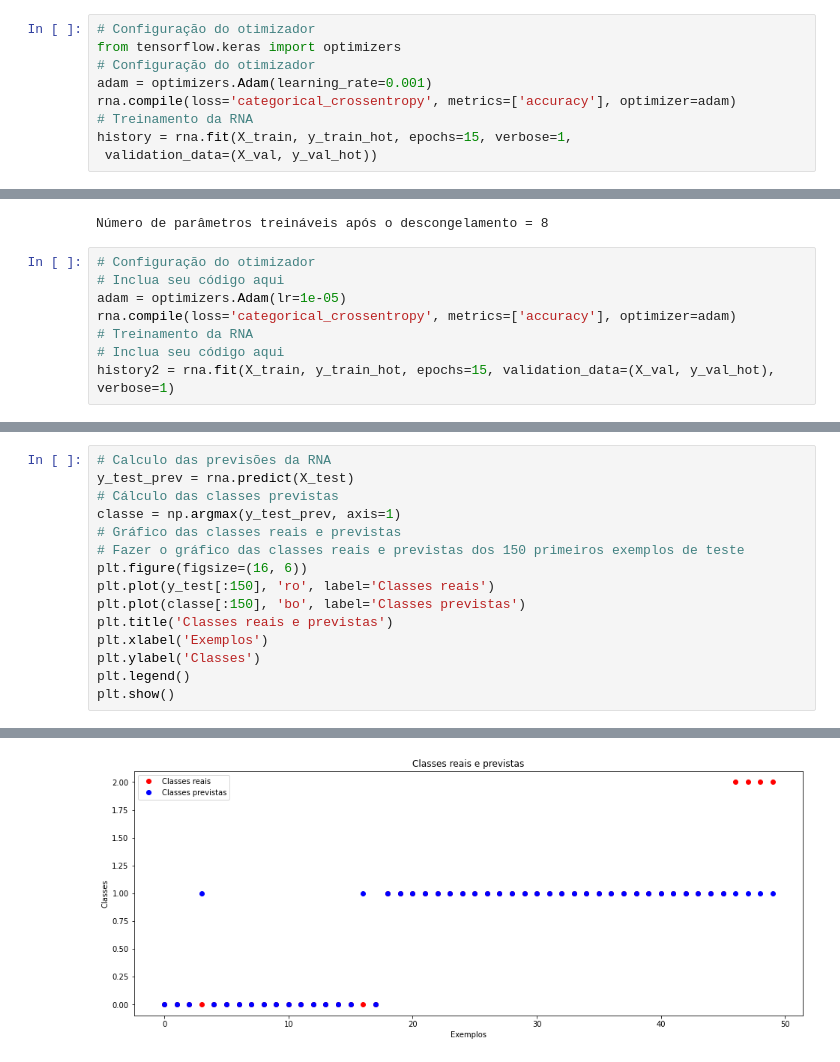
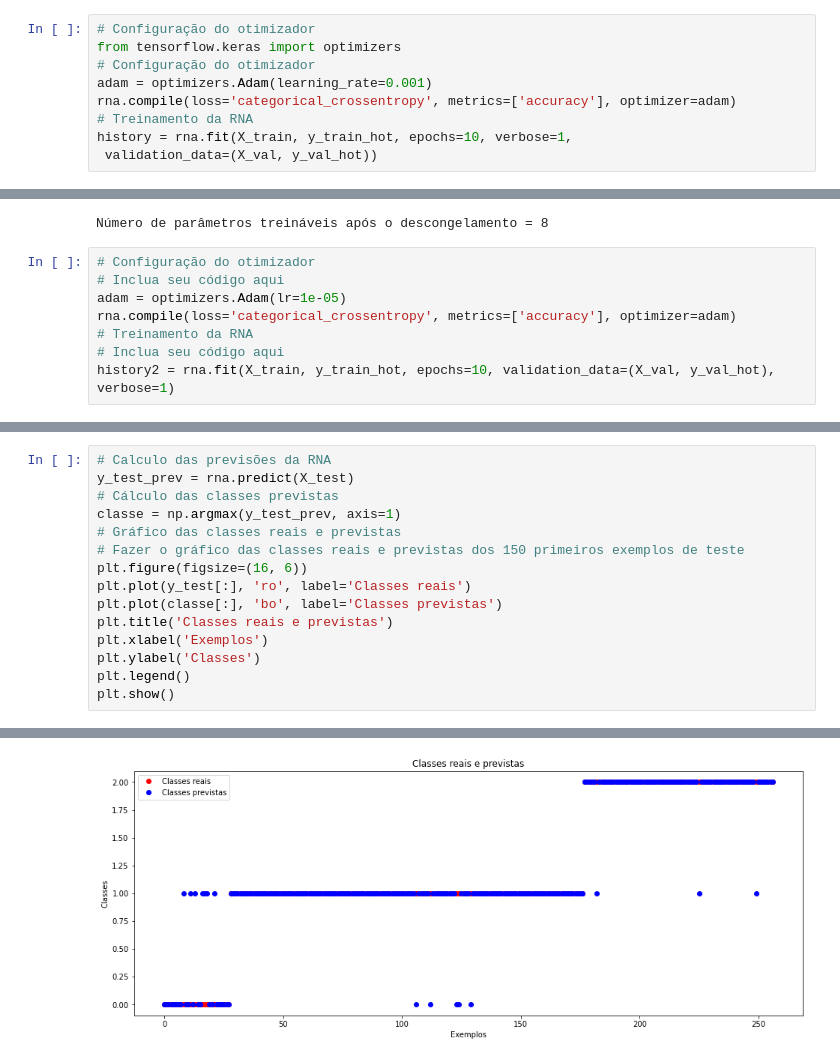
Before and after one commit to vinidm/TCC-PMR-IA-para-esforco, a Jupyter notebook: CNN_v1.ipynb, the cells around one changed output, grey strips where cells are left out. Saved outputs shown, nothing was run; the diff lists cells and outputs as text.

```diff
--- a/CNN_v1.ipynb
+++ b/CNN_v1.ipynb
@@ -200,6 +200,6 @@ from tensorflow.keras import optimizers
 adam = optimizers.Adam(learning_rate=0.001)
 rna.compile(loss='categorical_crossentropy', metrics=['accuracy'], optimizer=adam)
 # Treinamento da RNA
-history = rna.fit(X_train, y_train_hot, epochs=15, verbose=1,
+history = rna.fit(X_train, y_train_hot, epochs=10, verbose=1,
  validation_data=(X_val, y_val_hot))
 # %% [output]
@@ -312,5 +317,5 @@ adam = optimizers.Adam(lr=1e-05)
 rna.compile(loss='categorical_crossentropy', metrics=['accuracy'], optimizer=adam)
 # Treinamento da RNA
 # Inclua seu código aqui
-history2 = rna.fit(X_train, y_train_hot, epochs=15, validation_data=(X_val, y_val_hot), verbose=1)
+history2 = rna.fit(X_train, y_train_hot, epochs=10, validation_data=(X_val, y_val_hot), verbose=1)
 # %% [output]
@@ -353,8 +360,8 @@ classe = np.argmax(y_test_prev, axis=1)
 # Gráfico das classes reais e previstas
 # Fazer o gráfico das classes reais e previstas dos 150 primeiros exemplos de teste
 plt.figure(figsize=(16, 6))
-plt.plot(y_test[:150], 'ro', label='Classes reais')
-plt.plot(classe[:150], 'bo', label='Classes previstas')
+plt.plot(y_test[:], 'ro', label='Classes reais')
+plt.plot(classe[:], 'bo', label='Classes previstas')
 plt.title('Classes reais e previstas')
 plt.xlabel('Exemplos')
 plt.ylabel('Classes')
@@ -365 +372 @@ plt.show()
-[figure, old version]
+[figure, new version]
```
Also changed, not shown: parts of 26 cells of this notebook, 9 other files.
